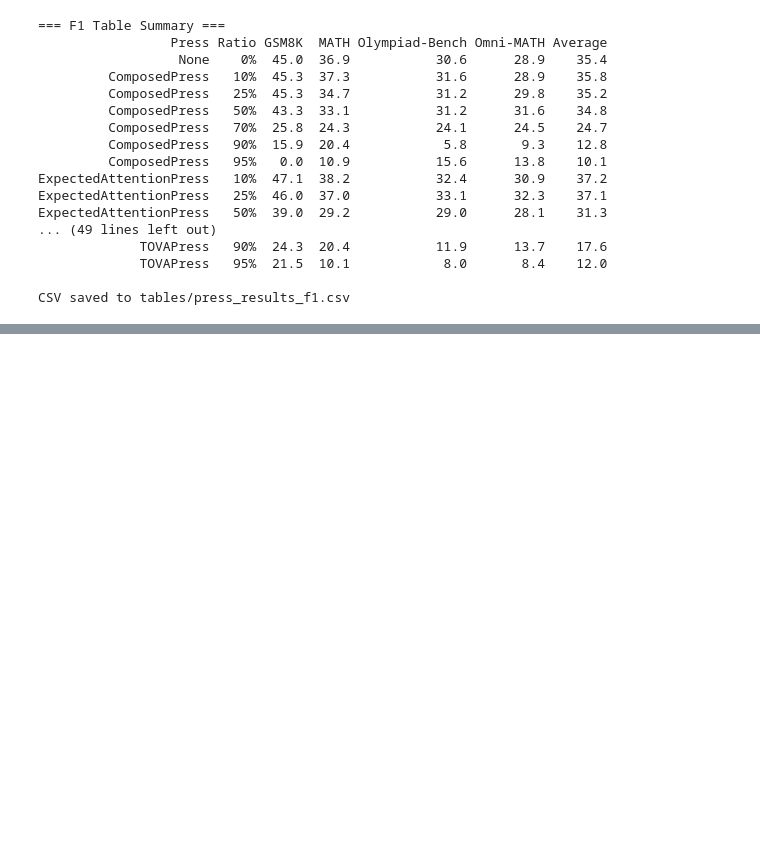
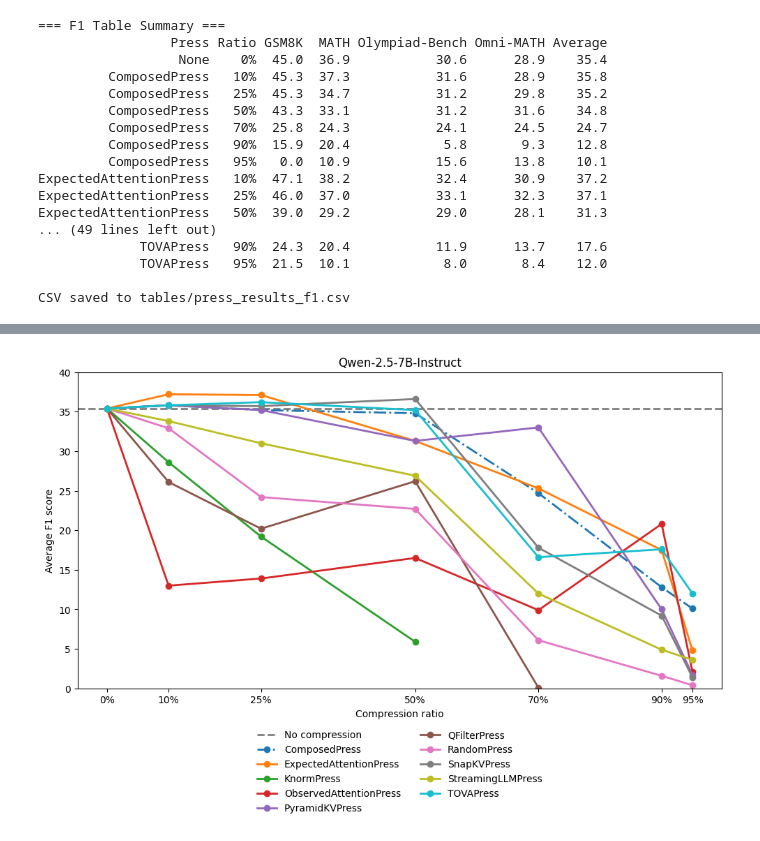
Before and after one commit to TianyouZheng/15442-final-project, a Jupyter notebook: create_table.ipynb, the cells around one changed output, grey strips where cells are left out. Drawn from its saved outputs; the diff is of its cells as text; code cells hidden in the pictures; blank space fills up the shorter version.

```diff
--- a/create_table.ipynb
+++ b/create_table.ipynb
@@ -178,0 +121,78 @@ plt.show()
+# %%
+#!/usr/bin/env python3
+"""
+plot_kvpress_avg.py
+
+Same as before, but ensures the legend entry for RandomPress
+has a dashed line with circle markers.
+"""
+
+import pandas as pd
+import matplotlib.pyplot as plt
+from pathlib import Path
+from matplotlib.lines import Line2D
+
+# ───────── Config ────────────────────────────────────────────────────────────
+CSV_PATH    = Path("tables/press_results_f1.csv")
+MODEL_NAME  = "Qwen-2.5-7B-Instruct"
+BASELINE_F1 = 35.4
+RATIO_VALS  = [0, 10, 25, 50, 70, 90, 95]
+RATIO_LABELS= [f"{r}%" for r in RATIO_VALS]
+COLORS      = plt.rcParams["axes.prop_cycle"].by_key()["color"]
+# ──────────────────────────────────────────────────────────────────────────────
+
+# Load & pivot
+df = pd.read_csv(CSV_PATH)
+df["RatioStr"] = (df["Ratio"] * 100).round(0).astype(int).astype(str) + "%"
+pivot = (
+    df.pivot_table(index="Press", columns="RatioStr", values="Average", aggfunc="first")
+      .reindex(columns=RATIO_LABELS)
+      .dropna(how="all")
+)
+
+fig, ax = plt.subplots(figsize=(10, 7))
+
+# Baseline
+ax.axhline(BASELINE_F1, color="grey", linestyle="--", linewidth=2)
+
+# Plot each press
+handles = []
+labels  = []
+for idx, (tech, row) in enumerate(pivot.iterrows()):
+    y = [BASELINE_F1 if i == 0 else row[label] for i, label in enumerate(RATIO_LABELS)]
+    line, = ax.plot(
+        RATIO_VALS, y,
+        color=COLORS[idx % len(COLORS)],
+        marker="o",
+        linestyle="-." if tech == "ComposedPress" else "-",
+        linewidth=2,
+    )
+    # collect handles & labels for custom legend
+    handles.append(line)
+    labels.append(tech)
+
+# Add a custom handle for the baseline
+baseline_handle = Line2D([0], [0], color="grey", linestyle="--", linewidth=2)
+handles.insert(0, baseline_handle)
+labels.insert(0, "No compression")
+
+# Aesthetics
+ax.set_xticks(RATIO_VALS)
+ax.set_xticklabels(RATIO_LABELS)
+ax.set_xlabel("Compression ratio")
+ax.set_ylabel("Average F1 score")
+ax.set_title(MODEL_NAME)
+ax.set_ylim(0, 40)
+
+# Build the legend so that RandomPress’s entry shows the dashed line + marker
+ax.legend(handles, labels,
+          bbox_to_anchor=(0.5, -0.12),
+          loc="upper center", ncol=2, frameon=False,
+          borderaxespad=0.)
+
+fig.tight_layout()
+Path("tables").mkdir(exist_ok=True)
+fig.savefig("tables/kvpress_avg.png", dpi=300, bbox_inches="tight")
+plt.show()
+# %% [output]
+[figure, added]
```
Also changed, not shown: parts of 3 cells of this notebook, 4 other files.
